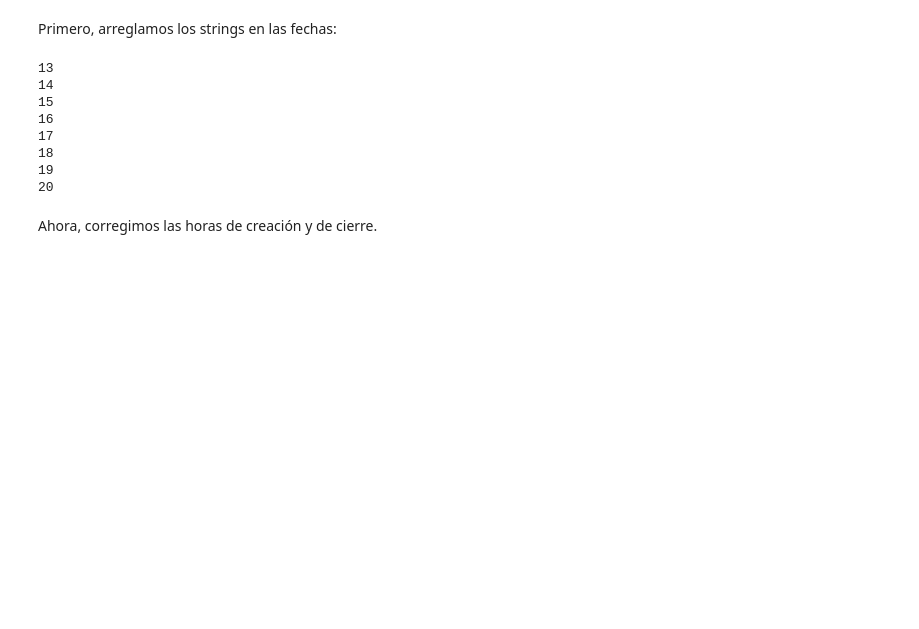
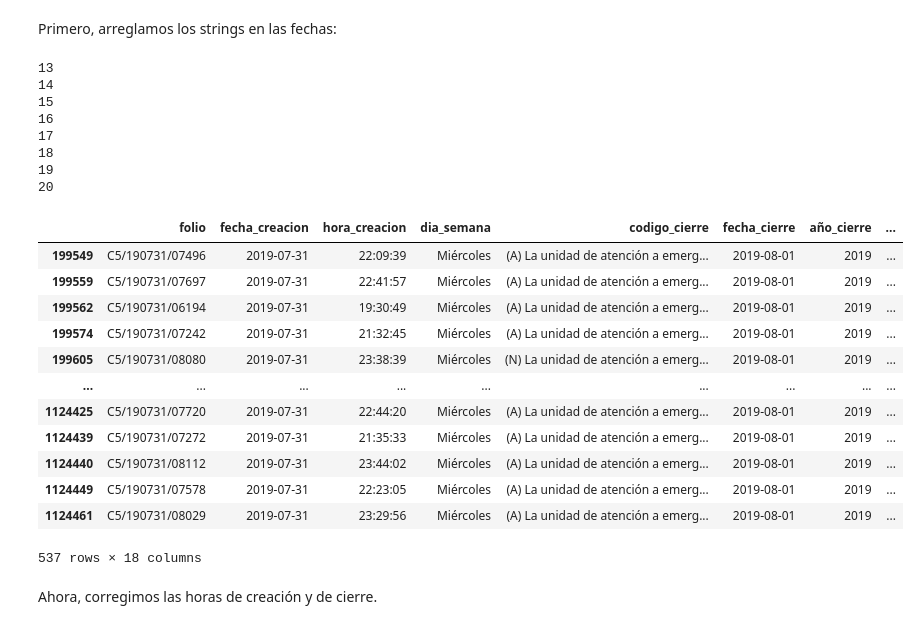
Before and after one commit to rafaelortegar/Proyecto1_IDS_2020, a Jupyter notebook: notebooks/EDA.ipynb, the cells around one changed output. Drawn from its saved outputs; the diff is of its cells as text; code cells hidden in the pictures; blank space fills up the shorter version.

```diff
--- a/notebooks/EDA.ipynb
+++ b/notebooks/EDA.ipynb
@@ -192,6 +192,22 @@ for ano in range(2013,2021):
 # Convertir columna en datetime
 df_incidentes['fecha_creacion']=pd.to_datetime(df_incidentes['fecha_creacion'], format='%d/%m/%Y')
 df_incidentes['fecha_cierre']=pd.to_datetime(df_incidentes['fecha_cierre'], format='%d/%m/%Y')
+# %%
+df_incidentes.loc[df_incidentes["fecha_creacion"] == '31/07/19']
+# %% [output]
+|  | folio | fecha_creacion | hora_creacion | dia_semana | codigo_cierre | fecha_cierre | año_cierre | ... |
+| 199549 | C5/190731/07496 | 2019-07-31 | 22:09:39 | Miércoles | (A) La unidad de atención a emerg... | 2019-08-01 | 2019 | ... |
+| 199559 | C5/190731/07697 | 2019-07-31 | 22:41:57 | Miércoles | (A) La unidad de atención a emerg... | 2019-08-01 | 2019 | ... |
+| 199562 | C5/190731/06194 | 2019-07-31 | 19:30:49 | Miércoles | (A) La unidad de atención a emerg... | 2019-08-01 | 2019 | ... |
+| 199574 | C5/190731/07242 | 2019-07-31 | 21:32:45 | Miércoles | (A) La unidad de atención a emerg... | 2019-08-01 | 2019 | ... |
+| 199605 | C5/190731/08080 | 2019-07-31 | 23:38:39 | Miércoles | (N) La unidad de atención a emerg... | 2019-08-01 | 2019 | ... |
+| ... | ... | ... | ... | ... | ... | ... | ... | ... |
+| 1124425 | C5/190731/07720 | 2019-07-31 | 22:44:20 | Miércoles | (A) La unidad de atención a emerg... | 2019-08-01 | 2019 | ... |
+| 1124439 | C5/190731/07272 | 2019-07-31 | 21:35:33 | Miércoles | (A) La unidad de atención a emerg... | 2019-08-01 | 2019 | ... |
+| 1124440 | C5/190731/08112 | 2019-07-31 | 23:44:02 | Miércoles | (A) La unidad de atención a emerg... | 2019-08-01 | 2019 | ... |
+| 1124449 | C5/190731/07578 | 2019-07-31 | 22:23:05 | Miércoles | (A) La unidad de atención a emerg... | 2019-08-01 | 2019 | ... |
+| 1124461 | C5/190731/08029 | 2019-07-31 | 23:29:56 | Miércoles | (A) La unidad de atención a emerg... | 2019-08-01 | 2019 | ... |
+537 rows × 18 columns
 # %% [markdown]
 Ahora, corregimos las horas de creación y de cierre.
 # %%
```
Also changed, not shown: parts of 6 cells of this notebook, 5 other files.
